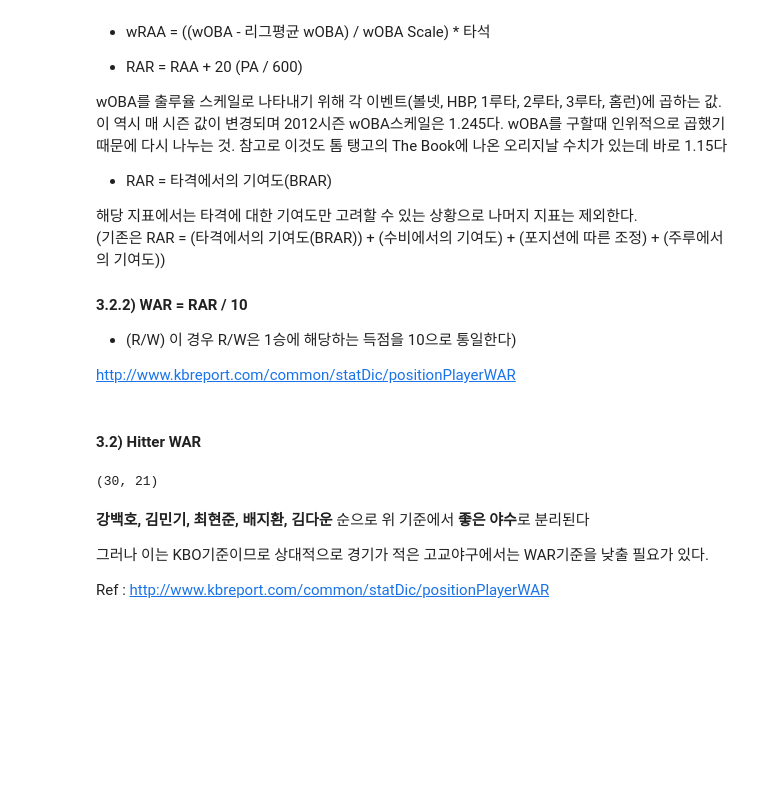
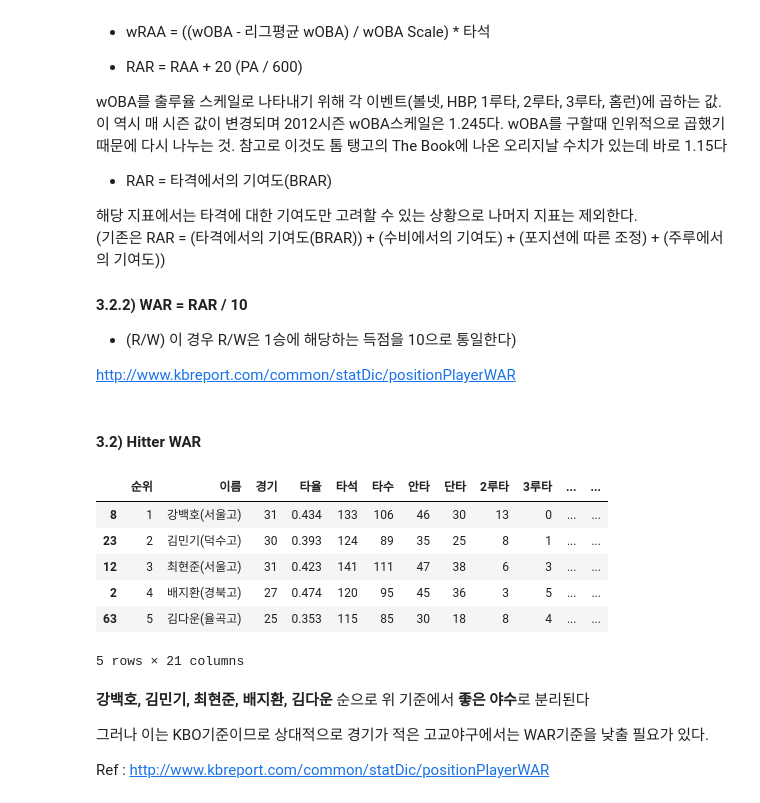
Before and after one commit to hakkoma/KBO_Mock_Draft_Simulator, a Jupyter notebook: mock_draft.ipynb, the cells around one changed output. Cells and saved outputs as stored; diff of their text form; code cells hidden in the pictures; blank space fills up the shorter version.

```diff
--- a/mock_draft.ipynb
+++ b/mock_draft.ipynb
@@ -327,21 +327,27 @@ hitter['lgwOBA'] = round(hitter['lgwOBA'], 3)
 # %%
 hitter['WAR'] = hitter.apply(lambda x: (( (((x[18] - x[19]) / 1.15) * x[4]) + (20 * x[4] / 600)) / 10), axis=1)
 hitter = hitter.sort_values(by='WAR',ascending=False)
 
 hitter['WAR'] = round(hitter['WAR'], 3)
 
 #rerank by fWAR
 hitter = hitter.sort_values(by='WAR',ascending=False)
 hitter['순위'] = hitter['WAR'].rank(ascending=False)
 hitter['순위'] = hitter['순위'].astype(int)
 
 #rearrange upto Top 30 hitters
 over_Top30_hitter = hitter[hitter['순위'] > 30]
 hitter = hitter.drop(over_Top30_hitter.index, axis=0)
 
-hitter.shape
+hitter.head()
 # %% [output]
+|  | 순위 | 이름 | 경기 | 타율 | 타석 | 타수 | 안타 | 단타 | 2루타 | 3루타 | ... | ... |
+| 8 | 1 | 강백호(서울고) | 31 | 0.434 | 133 | 106 | 46 | 30 | 13 | 0 | ... | ... |
+| 23 | 2 | 김민기(덕수고) | 30 | 0.393 | 124 | 89 | 35 | 25 | 8 | 1 | ... | ... |
+| 12 | 3 | 최현준(서울고) | 31 | 0.423 | 141 | 111 | 47 | 38 | 6 | 3 | ... | ... |
+| 2 | 4 | 배지환(경북고) | 27 | 0.474 | 120 | 95 | 45 | 36 | 3 | 5 | ... | ... |
+| 63 | 5 | 김다운(율곡고) | 25 | 0.353 | 115 | 85 | 30 | 18 | 8 | 4 | ... | ... |
-(30, 21)
+5 rows × 21 columns
 # %% [markdown]
 **강백호, 김민기, 최현준, 배지환, 김다운** 순으로 위 기준에서 **좋은 야수**로 분리된다
 
```
